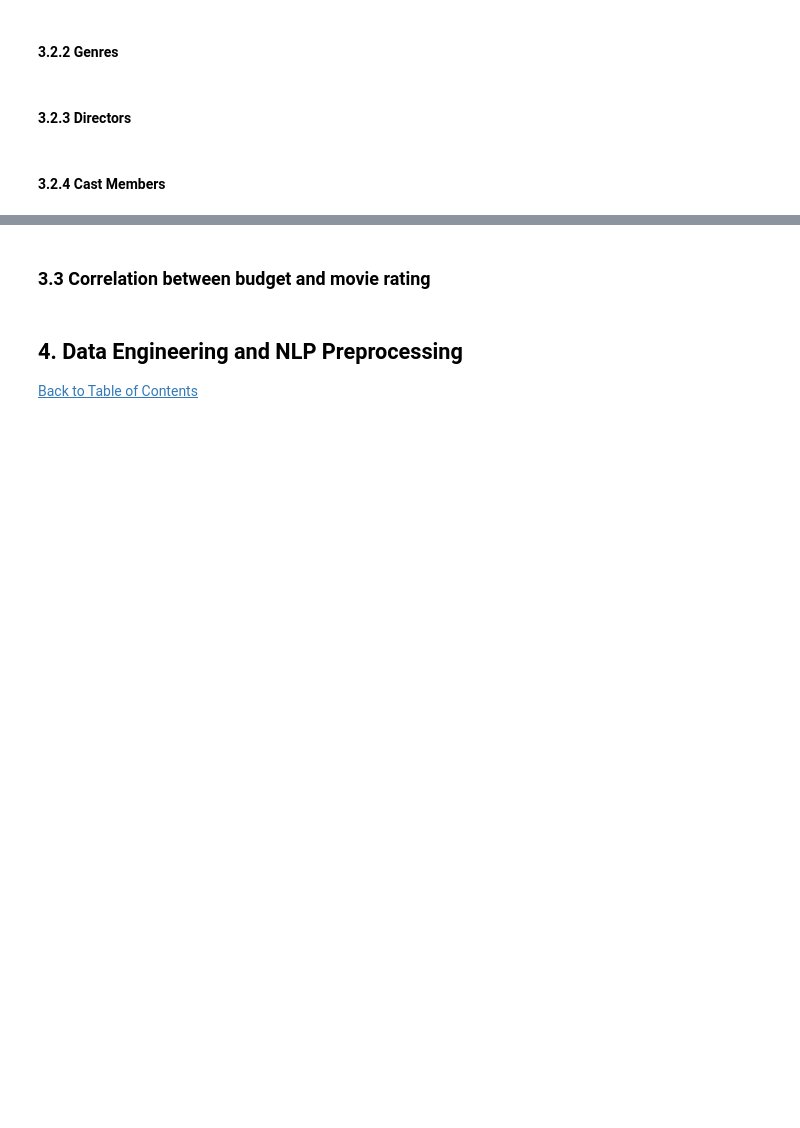
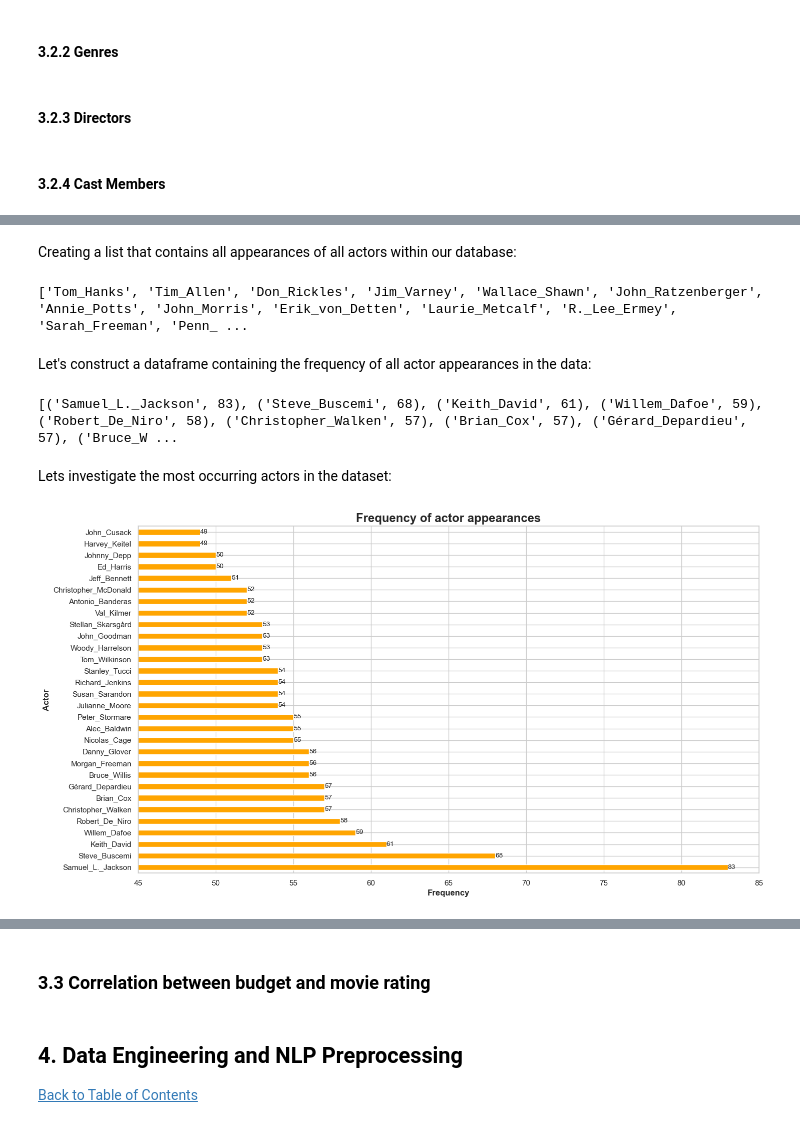
Before and after one commit to Kabous0017/Unsupervised-Learning-Team-NM4-VersionControl, a Jupyter notebook: FinalNotebook_Team_NM4.ipynb, the cells around one changed output, grey strips where cells are left out. Cells and saved outputs as stored; diff of their text form; code cells hidden in the pictures; blank space fills up the shorter version.

Commit message:
Added EDA section - Cast Members

```diff
--- a/FinalNotebook_Team_NM4.ipynb
+++ b/FinalNotebook_Team_NM4.ipynb
@@ -433,0 +465,62 @@ Before we can start building accurate and cohesive models, it is of paramount im
+# %% [markdown]
+Creating a list that contains all appearances of all actors within our database:
+# %%
+# Create empty list
+all_actors = []
+
+# Populate list with all actor appearances in the data
+for index, row in df_imdb_actors_eda.iterrows():
+    for actor in row["title_cast"]:
+        all_actors.append(actor)
+
+print(all_actors[:30])
+# %% [output]
+['Tom_Hanks', 'Tim_Allen', 'Don_Rickles', 'Jim_Varney', 'Wallace_Shawn', 'John_Ratzenberger', 'Annie_Potts', 'John_Morris', 'Erik_von_Detten', 'Laurie_Metcalf', 'R._Lee_Ermey', 'Sarah_Freeman', 'Penn_ ...
+# %% [markdown]
+Let's construct a dataframe containing the frequency of all actor appearances in the data:
+# %%
+# Function to count frequency of appearances in list:
+def count_actors(actor_list, freq_dict={}):
+    """ this function takes in a list of actors and returns a dictionary
+        with each actor as a key, and the value represents the number of
+        times that actor appeared"""
+    for actor in actor_list:
+        if actor in freq_dict.keys():
+            freq_dict[actor] += 1
+        else:
+            freq_dict[actor] = 1
+    return freq_dict
+
+# Create empty dictionary to store actor frequencies
+actor_freq = {}
+
+# Applying the function
+count_actors(all_actors, actor_freq)
+
+# Removing empty values from consideration
+actor_freq.pop('nan')
+
+# Sort dictionary on actor count
+actor_freq = sorted(actor_freq.items(), key=lambda x:x[1], reverse=True)
+
+print(actor_freq[0:12])
+# %% [output]
+[('Samuel_L._Jackson', 83), ('Steve_Buscemi', 68), ('Keith_David', 61), ('Willem_Dafoe', 59), ('Robert_De_Niro', 58), ('Christopher_Walken', 57), ('Brian_Cox', 57), ('Gérard_Depardieu', 57), ('Bruce_W ...
+# %% [markdown]
+Lets investigate the most occurring actors in the dataset:
+# %%
+# Create dataframe from dictionary
+df_actor_counts = pd.DataFrame(actor_freq, columns=["Actor", "Frequency"])
+
+# Select 30 most occurring actors
+df_to_plot = df_actor_counts.head(30)
+
+# Plotting the most occurring actors
+graph = df_to_plot.plot(x="Actor", kind='barh',   figsize=(16,9), xlim=[45,85],  legend=False, color = "Orange")
+graph.set_title("Frequency of actor appearances", fontweight='bold', fontsize="x-large")
+graph.set_xlabel("Frequency", fontweight='bold')
+graph.set_ylabel("Actor", fontweight='bold')
+for container in graph.containers:
+    graph.bar_label(container, fontsize="small")
+# %% [output]
+[figure, added]
```
Also changed, not shown: parts of 26 cells of this notebook.
